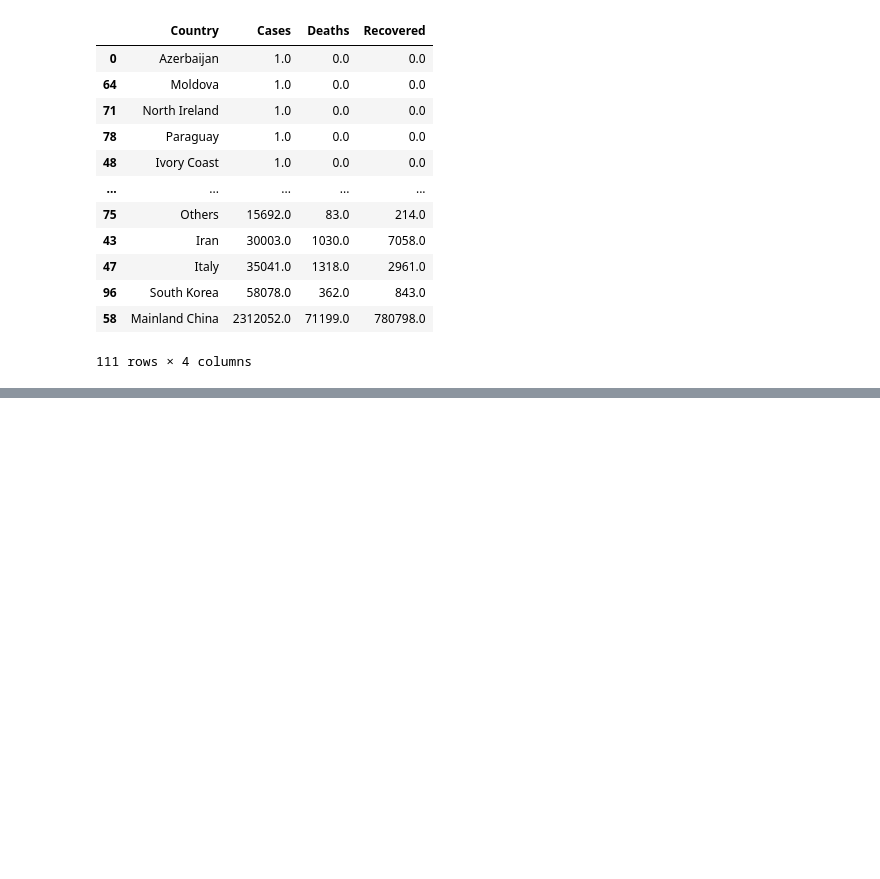
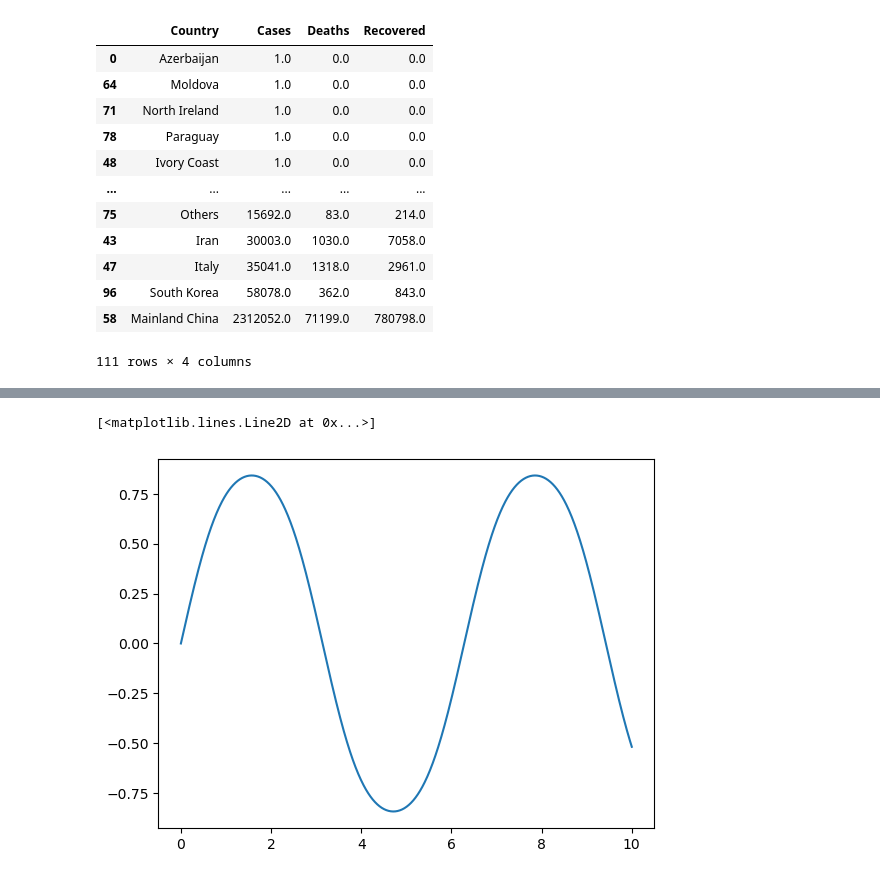
Before and after one commit to GabrielGMChaves/2024, a Jupyter notebook: January/Numpy.ipynb, the cells around one changed output, grey strips where cells are left out. Drawn from its saved outputs; the diff is of its cells as text; code cells hidden in the pictures; blank space fills up the shorter version.

```diff
--- a/January/Numpy.ipynb
+++ b/January/Numpy.ipynb
@@ -1200,0 +1240,5 @@ df2
+# %%
+plt.plot(x,y)
+# %% [output]
+[<matplotlib.lines.Line2D at 0x...>]
+[figure, added]
```
Also changed, not shown: parts of 11 cells of this notebook, 2 other files.
